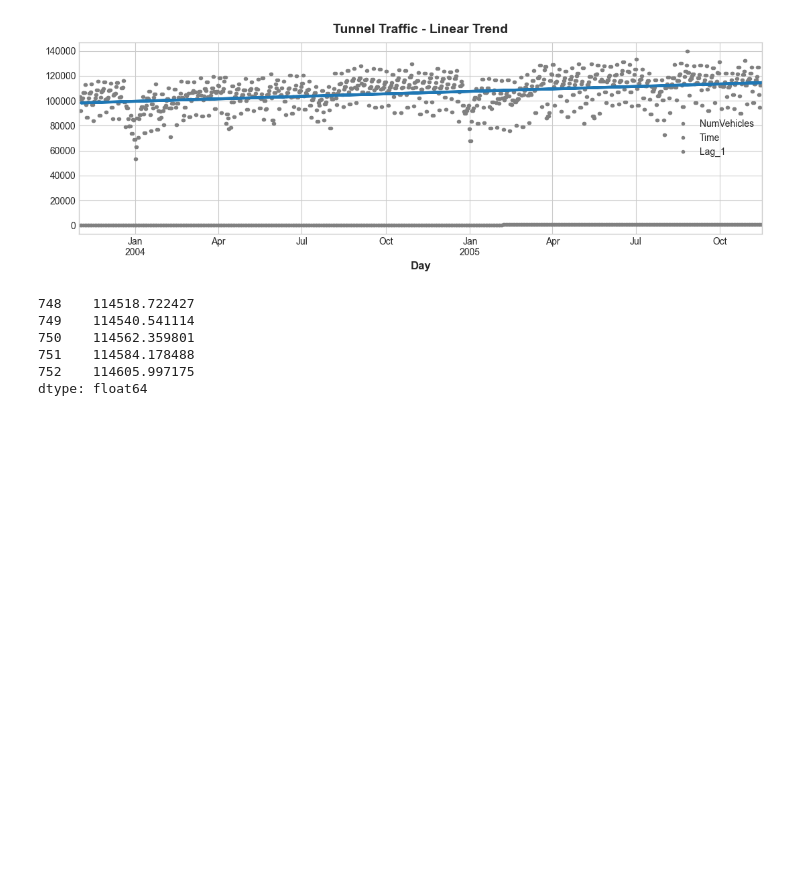
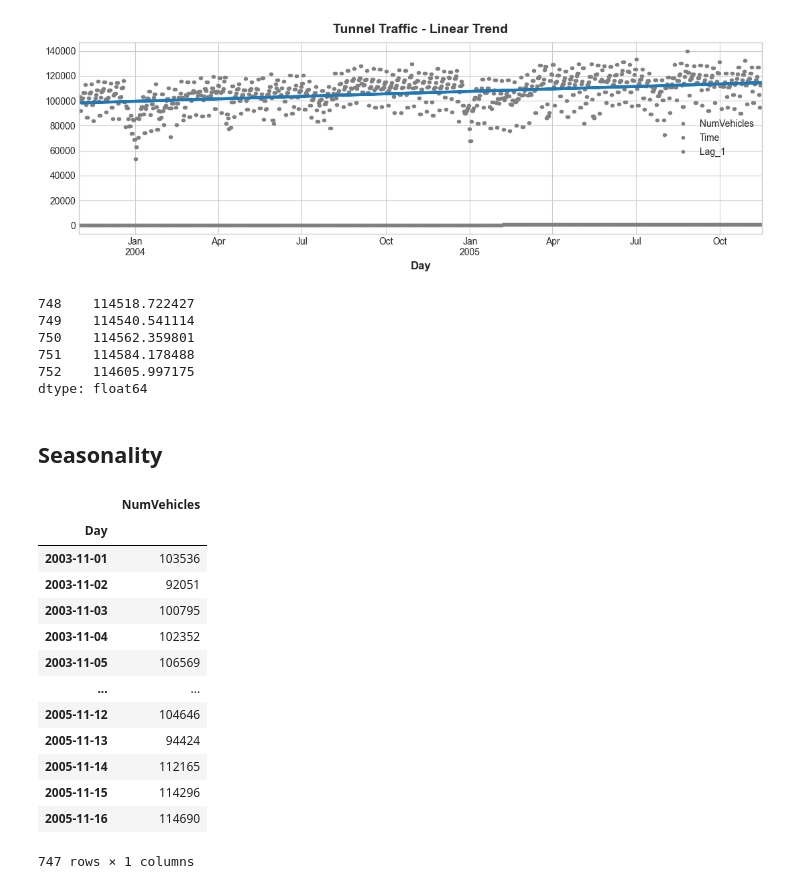
Before and after one commit to Medoci/Medoci, a Jupyter notebook: notebooks/Kaggle_Time_Series_Forecasting.ipynb, the cells around one changed output. Saved outputs shown, nothing was run; the diff lists cells and outputs as text; code cells hidden in the pictures; blank space fills up the shorter version.

```diff
--- a/notebooks/Kaggle_Time_Series_Forecasting.ipynb
+++ b/notebooks/Kaggle_Time_Series_Forecasting.ipynb
@@ -451,3 +451,5 @@ y_fore.head()
 751    114584.178488
 752    114605.997175
 dtype: float64
+# %% [markdown]
+## Seasonality
@@ -453,0 +458,17 @@ dtype: float64
+# %%
+tunnels_seasonality
+# %% [output]
+|  | NumVehicles |
+| Day |  |
+| 2003-11-01 | 103536 |
+| 2003-11-02 | 92051 |
+| 2003-11-03 | 100795 |
+| 2003-11-04 | 102352 |
+| 2003-11-05 | 106569 |
+| ... | ... |
+| 2005-11-12 | 104646 |
+| 2005-11-13 | 94424 |
+| 2005-11-14 | 112165 |
+| 2005-11-15 | 114296 |
+| 2005-11-16 | 114690 |
+747 rows × 1 columns
```
Also changed, not shown: parts of 10 cells of this notebook.
